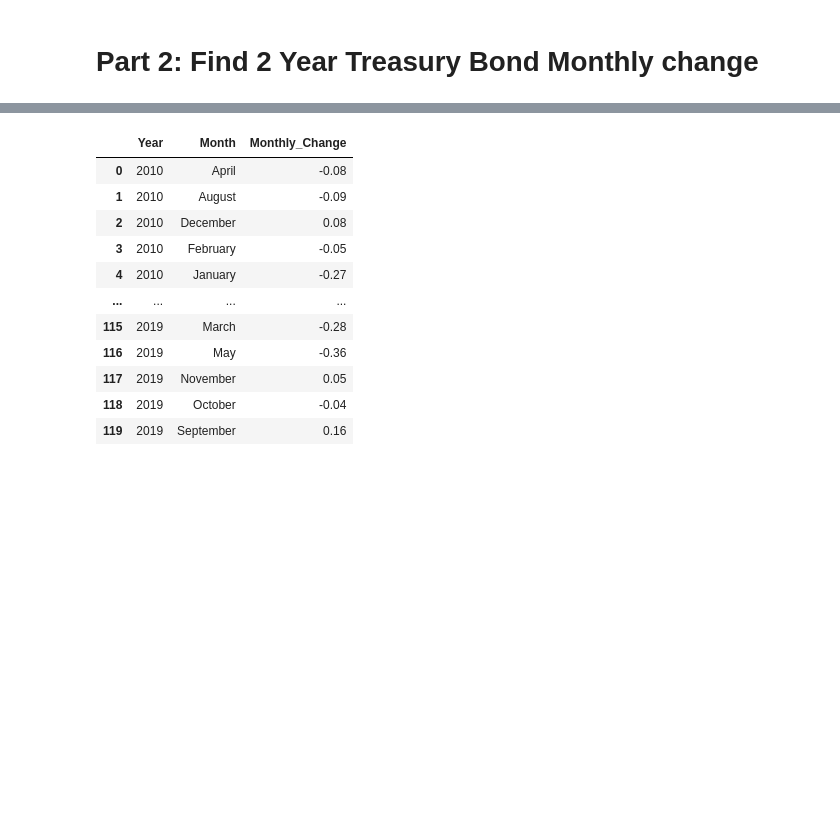
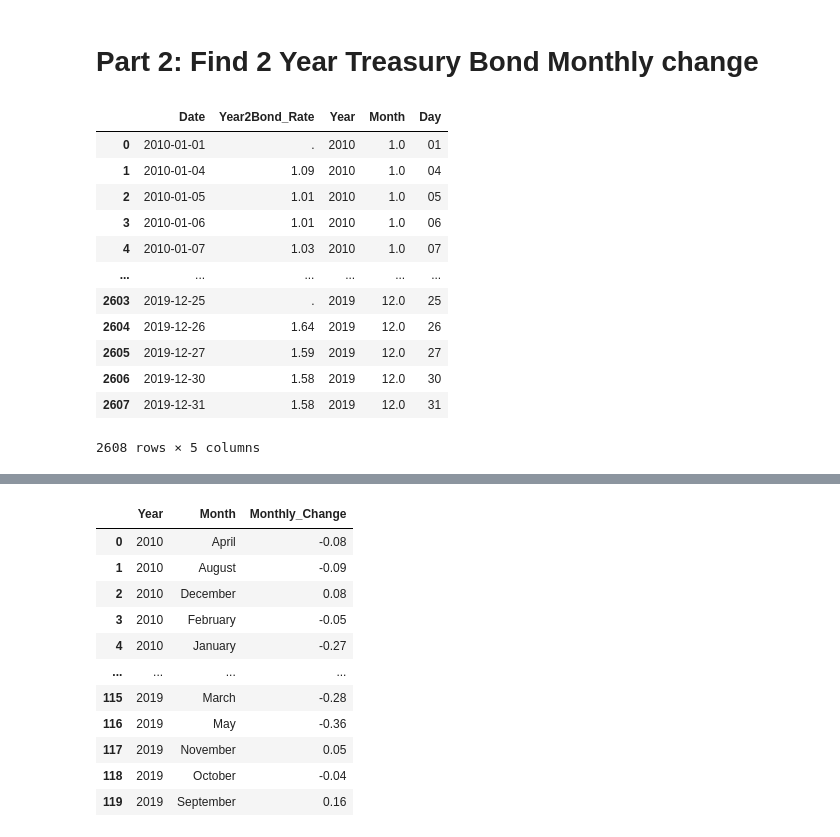
Before and after one commit to OwenNam001/project1_group1, a Jupyter notebook: StockAnalysis/11.Monthly_Profits_2YearBond.ipynb, the cells around one changed output, grey strips where cells are left out. Drawn from its saved outputs; the diff is of its cells as text; code cells hidden in the pictures; blank space fills up the shorter version.

```diff
--- a/StockAnalysis/Monthly_2YearBond_Jun.ipynb
+++ b/StockAnalysis/11.Monthly_Profits_2YearBond.ipynb
@@ -143,4 +125,23 @@ monthly_profit_final_df
 120 rows × 4 columns
 # %% [markdown]
 # Part 2: Find 2 Year Treasury Bond Monthly change
+# %%
+# Load the 2 Year Treasury Bond DataFrame using the function from common module
+Year2BondRate_Data_df = get_year2BondRate_Data_data()
+Year2BondRate_Data_df["Date"] = Year2BondRate_Data_df["Date"].astype('datetime64[ns]')
+Year2BondRate_Data_df
+# %% [output]
+|  | Date | Year2Bond_Rate | Year | Month | Day |
+| 0 | 2010-01-01 | . | 2010 | 1.0 | 01 |
+| 1 | 2010-01-04 | 1.09 | 2010 | 1.0 | 04 |
+| 2 | 2010-01-05 | 1.01 | 2010 | 1.0 | 05 |
+| 3 | 2010-01-06 | 1.01 | 2010 | 1.0 | 06 |
+| 4 | 2010-01-07 | 1.03 | 2010 | 1.0 | 07 |
+| ... | ... | ... | ... | ... | ... |
+| 2603 | 2019-12-25 | . | 2019 | 12.0 | 25 |
+| 2604 | 2019-12-26 | 1.64 | 2019 | 12.0 | 26 |
+| 2605 | 2019-12-27 | 1.59 | 2019 | 12.0 | 27 |
+| 2606 | 2019-12-30 | 1.58 | 2019 | 12.0 | 30 |
+| 2607 | 2019-12-31 | 1.58 | 2019 | 12.0 | 31 |
+2608 rows × 5 columns
 # %%
```
Also changed, not shown: parts of 13 cells of this notebook, 20 other files.
